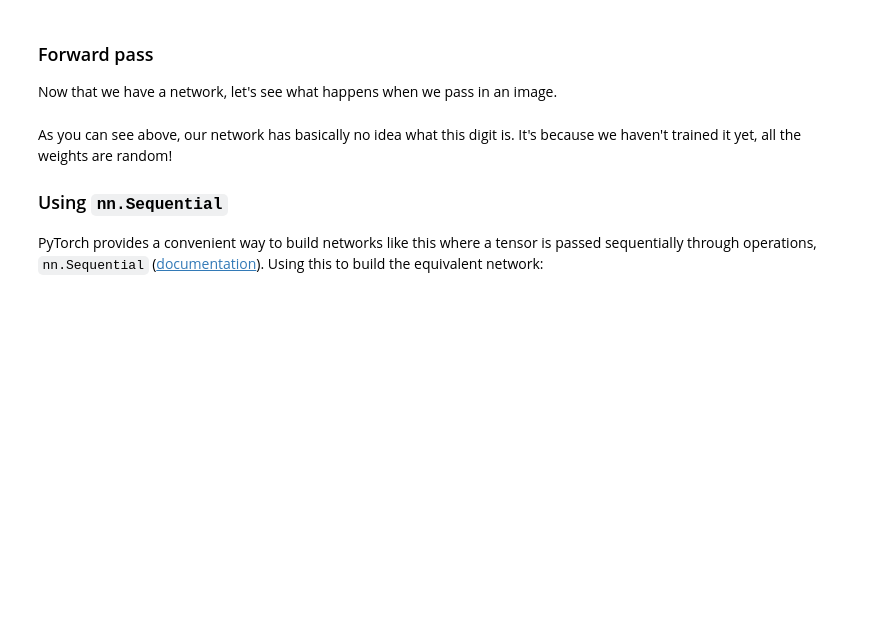
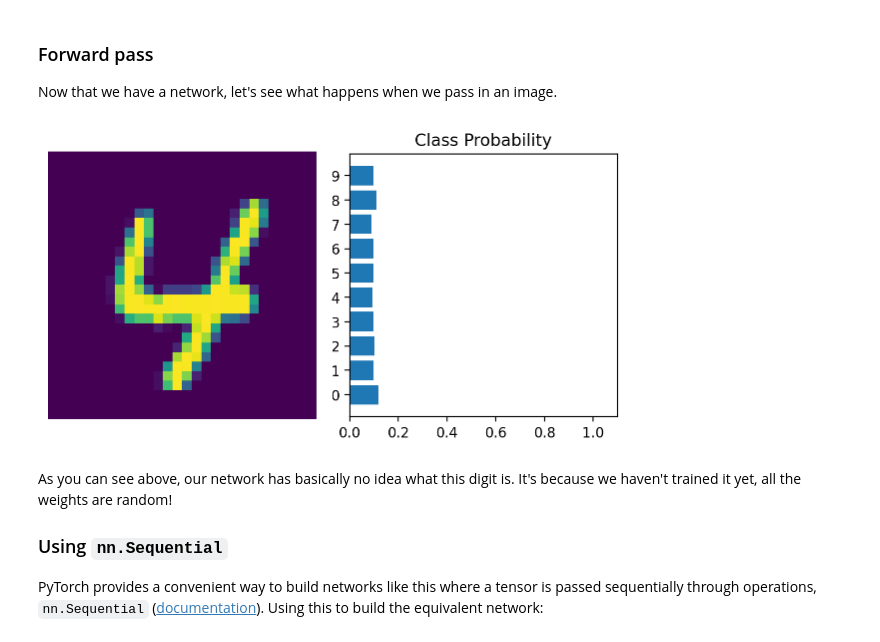
Before and after one commit to PabloBartolomeMolina/AI_Programming_with_Python, a Jupyter notebook: Jupyter_Notebooks/cd0281-Introduction-to-Neural-Networks-with-PyTorch-master/deep-learning-with-pytorch/Part 2 - Neural Networks in PyTorch (Exercises).ipynb, the cells around one changed output. Saved outputs shown, nothing was run; the diff lists cells and outputs as text; code cells hidden in the pictures; blank space fills up the shorter version.

```diff
--- a/Jupyter_Notebooks/cd0281-Introduction-to-Neural-Networks-with-PyTorch-master/deep-learning-with-pytorch/Part 2 - Neural Networks in PyTorch (Exercises).ipynb
+++ b/Jupyter_Notebooks/cd0281-Introduction-to-Neural-Networks-with-PyTorch-master/deep-learning-with-pytorch/Part 2 - Neural Networks in PyTorch (Exercises).ipynb
@@ -287,0 +294,29 @@ It's good practice to name your layers by their type of network, for instance 'f
+# %%
+class Network(nn.Module):
+    def __init__(self):
+        super().__init__()
+
+        # Inputs to hidden layer 1 linear transformation
+        self.fc1 = nn.Linear(784, 128)
+        # Hidden layer 1 to hidden layer 2 linear transformation
+        self.fc2 = nn.Linear(128, 64)
+        # Output layer, 10 units - one for each digit
+        self.fc3 = nn.Linear(64, 10)
+        # Define ReLU activation and softmax output
+        self.relu = nn.ReLU()
+        self.softmax = nn.Softmax(dim=1)
+
+    def forward(self, x):
+        # Pass the input tensor through each of our operations
+        x = self.fc1(x)
+        x = self.relu(x)
+        x = self.fc2(x)
+        x = self.relu(x)
+        x = self.fc3(x)
+        x = self.softmax(x)
+
+        return x
+
+# Create the network and look at it's text representation
+model = Network()
+model
@@ -307,18 +383,20 @@ Now that we have a network, let's see what happens when we pass in an image.
 # %%
 # Grab some data
 dataiter = iter(trainloader)
-images, labels = dataiter.next()
+images, labels = next(dataiter)
 
 # Resize images into a 1D vector, new shape is (batch size, color channels, image pixels)
 images.resize_(64, 1, 784)
 # or images.resize_(images.shape[0], 1, 784) to automatically get batch size
 
 # Forward pass through the network
 img_idx = 0
 ps = model.forward(images[img_idx,:])
 
 img = images[img_idx]
 helper.view_classify(img.view(1, 28, 28), ps)
+# %% [output]
+[figure, added]
 # %% [markdown]
 As you can see above, our network has basically no idea what this digit is. It's because we haven't trained it yet, all the weights are random!
 
```
Also changed, not shown: parts of 11 cells of this notebook.
